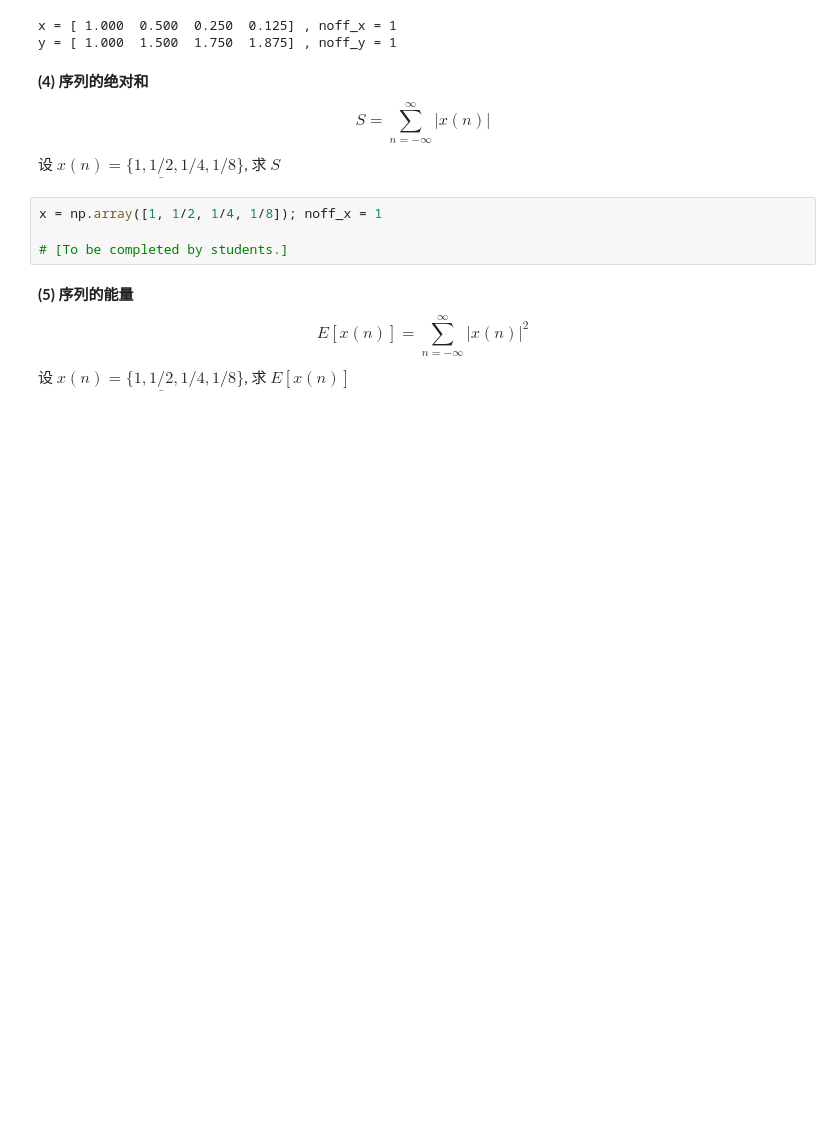
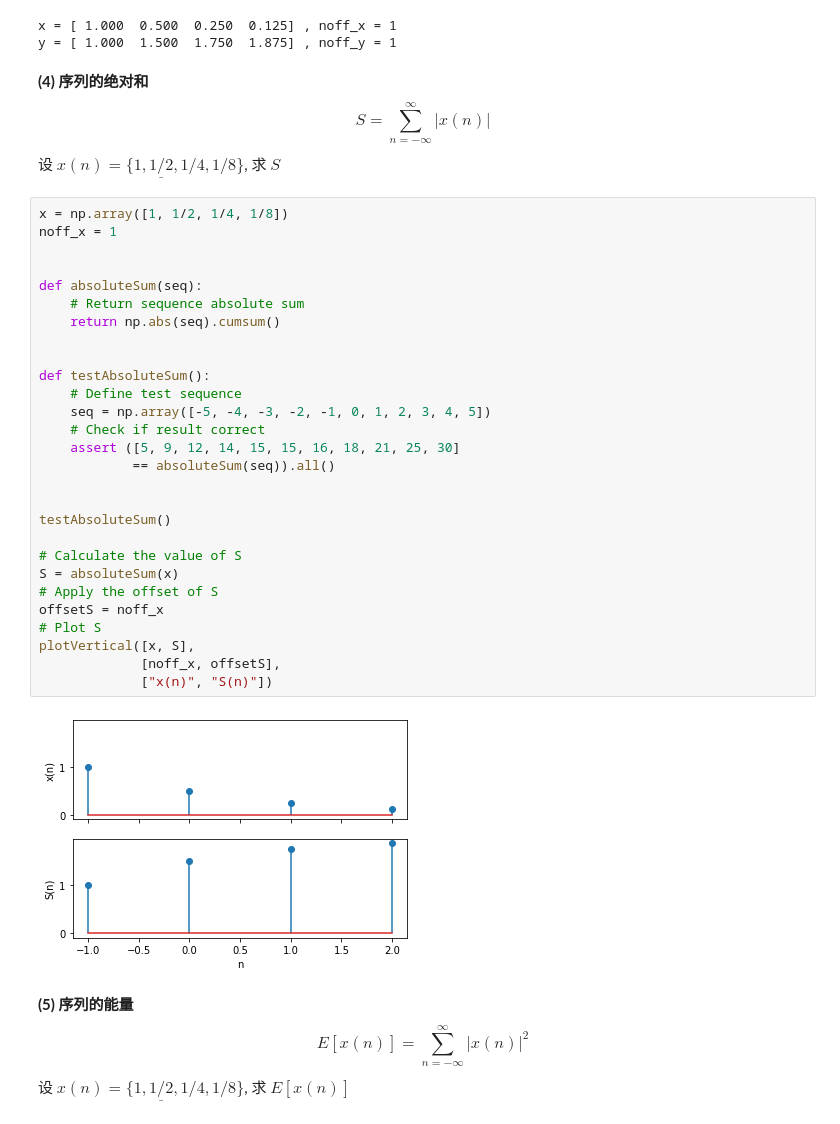
Before and after one commit to Windmill-City/DSP-Learning, a Jupyter notebook: 1.1.2-序列的运算/1.1.2-序列的运算.ipynb, the cells around one changed output. Cells and saved outputs as stored; diff of their text form; blank space fills up the shorter version.

```diff
--- a/1.1.2-序列的运算/1.1.2-序列的运算.ipynb
+++ b/1.1.2-序列的运算/1.1.2-序列的运算.ipynb
@@ -194,10 +311,36 @@ y = [ 1.000  1.500  1.750  1.875] , noff_y = 1
 **(4) 序列的绝对和**
 $$ S = \sum_{n=-\infty}^{\infty} |x(n)| $$
 设 $x(n)=\{1, \underline{1/2}, 1/4, 1/8\}$, 求 $S$
-# %%
-x = np.array([1, 1/2, 1/4, 1/8]); noff_x = 1
-
-# [To be completed by students.]
+# %%
+x = np.array([1, 1/2, 1/4, 1/8])
+noff_x = 1
+
+
+def absoluteSum(seq):
+    # Return sequence absolute sum
+    return np.abs(seq).cumsum()
+
+
+def testAbsoluteSum():
+    # Define test sequence
+    seq = np.array([-5, -4, -3, -2, -1, 0, 1, 2, 3, 4, 5])
+    # Check if result correct
+    assert ([5, 9, 12, 14, 15, 15, 16, 18, 21, 25, 30]
+            == absoluteSum(seq)).all()
+
+
+testAbsoluteSum()
+
+# Calculate the value of S
+S = absoluteSum(x)
+# Apply the offset of S
+offsetS = noff_x
+# Plot S
+plotVertical([x, S],
+             [noff_x, offsetS],
+             ["x(n)", "S(n)"])
+# %% [output]
+[figure, added]
 # %% [markdown]
 **(5) 序列的能量**
 $$ E[x(n)] = \sum_{n=-\infty}^{\infty} |x(n)|^{2} $$
```
Also changed, not shown: parts of 14 cells of this notebook.
